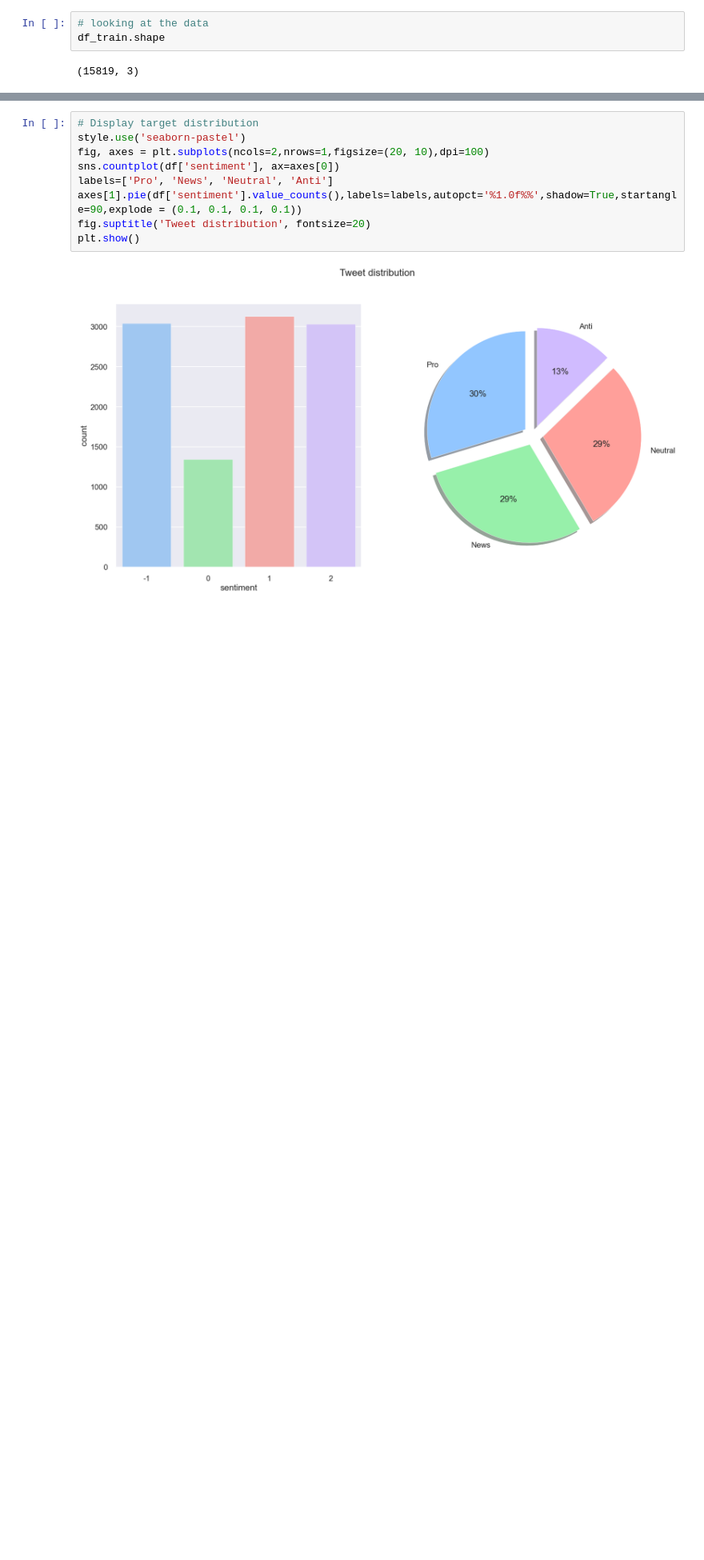
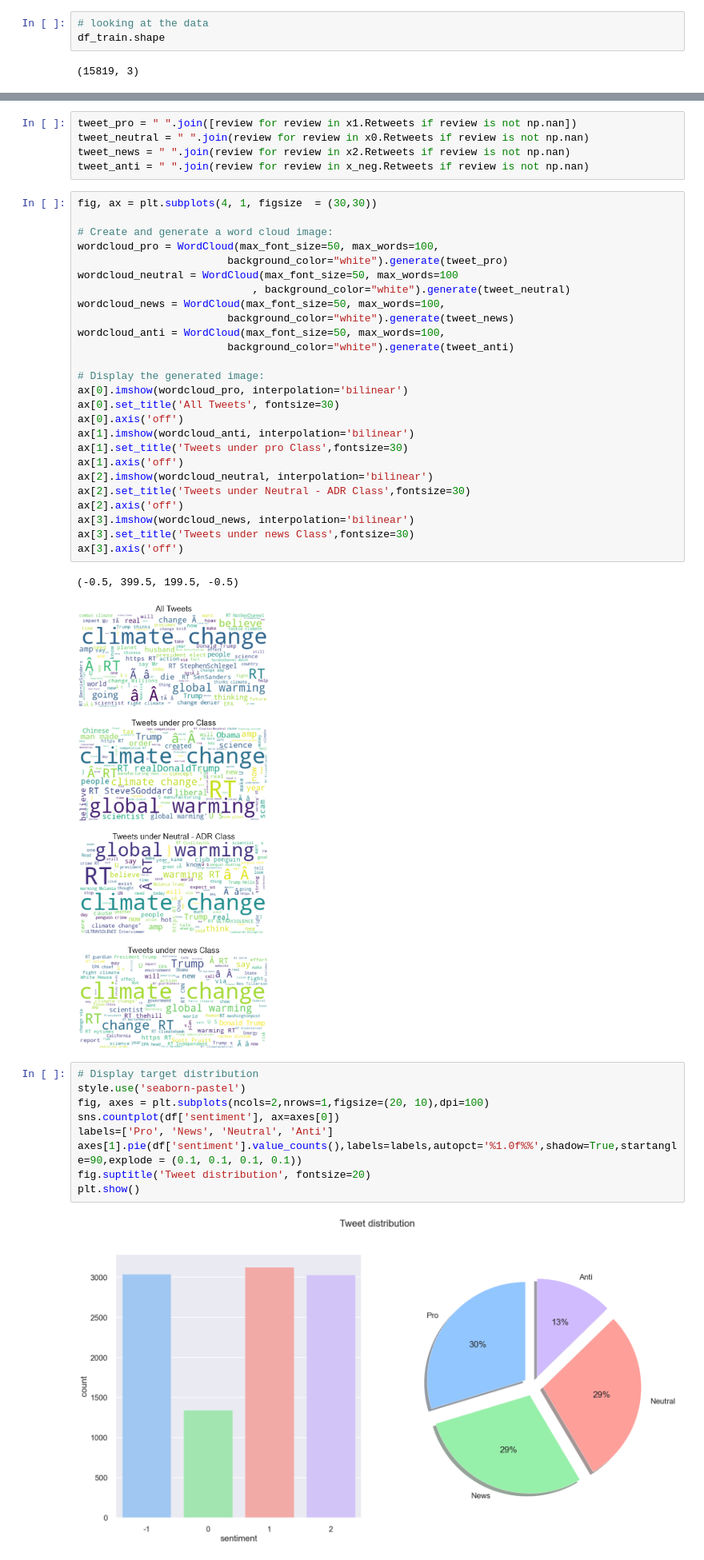
Before and after one commit to MafikengZ/NLP-Tweet-Sentiment-Ananlysis, a Jupyter notebook: Team_notebooks/MpilenhleV3.ipynb, the cells around one changed output, grey strips where cells are left out. Shown at 80% size. Cells and saved outputs as stored; diff of their text form; blank space fills up the shorter version.

```diff
--- a/Team_notebooks/MpilenhleV3.ipynb
+++ b/Team_notebooks/MpilenhleV3.ipynb
@@ -89,3 +321,37 @@ df_test.head()
+# %%
+tweet_pro = " ".join([review for review in x1.Retweets if review is not np.nan])
+tweet_neutral = " ".join(review for review in x0.Retweets if review is not np.nan)
+tweet_news = " ".join(review for review in x2.Retweets if review is not np.nan)
+tweet_anti = " ".join(review for review in x_neg.Retweets if review is not np.nan)
+# %%
+fig, ax = plt.subplots(4, 1, figsize  = (30,30))
+
+# Create and generate a word cloud image:
+wordcloud_pro = WordCloud(max_font_size=50, max_words=100,
+                        background_color="white").generate(tweet_pro)
+wordcloud_neutral = WordCloud(max_font_size=50, max_words=100
+                            , background_color="white").generate(tweet_neutral)
+wordcloud_news = WordCloud(max_font_size=50, max_words=100,
+                        background_color="white").generate(tweet_news)
+wordcloud_anti = WordCloud(max_font_size=50, max_words=100,
+                        background_color="white").generate(tweet_anti)
+
+# Display the generated image:
+ax[0].imshow(wordcloud_pro, interpolation='bilinear')
+ax[0].set_title('All Tweets', fontsize=30)
+ax[0].axis('off')
+ax[1].imshow(wordcloud_anti, interpolation='bilinear')
+ax[1].set_title('Tweets under pro Class',fontsize=30)
+ax[1].axis('off')
+ax[2].imshow(wordcloud_neutral, interpolation='bilinear')
+ax[2].set_title('Tweets under Neutral - ADR Class',fontsize=30)
+ax[2].axis('off')
+ax[3].imshow(wordcloud_news, interpolation='bilinear')
+ax[3].set_title('Tweets under news Class',fontsize=30)
+ax[3].axis('off')
+# %% [output]
+(-0.5, 399.5, 199.5, -0.5)
+[figure, added]
 # %%
 # Display target distribution
 style.use('seaborn-pastel')
```
Also changed, not shown: parts of 39 cells of this notebook, 32 other files.
